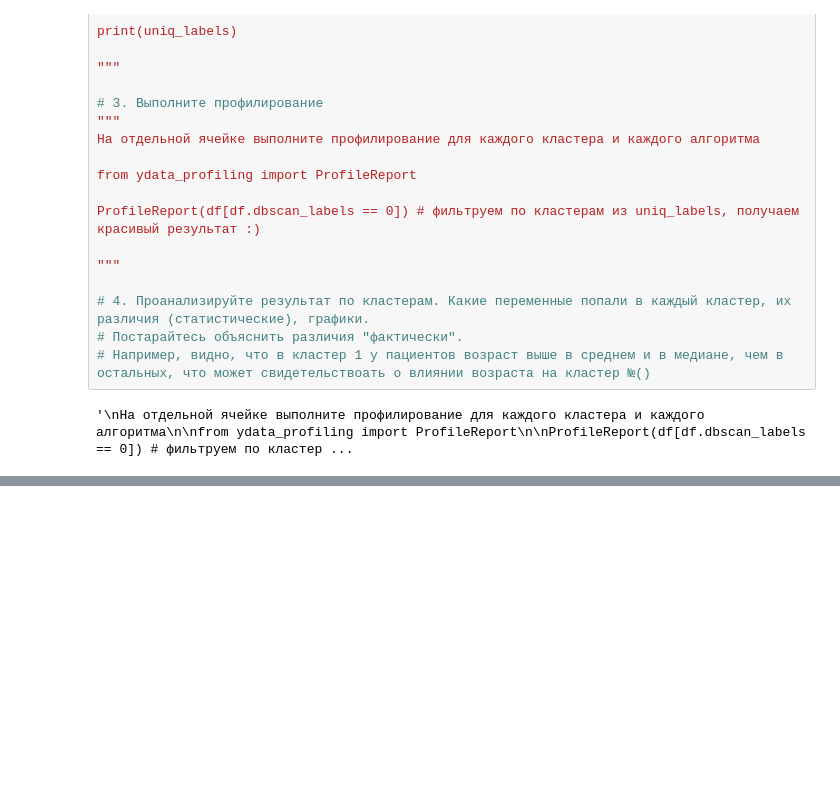
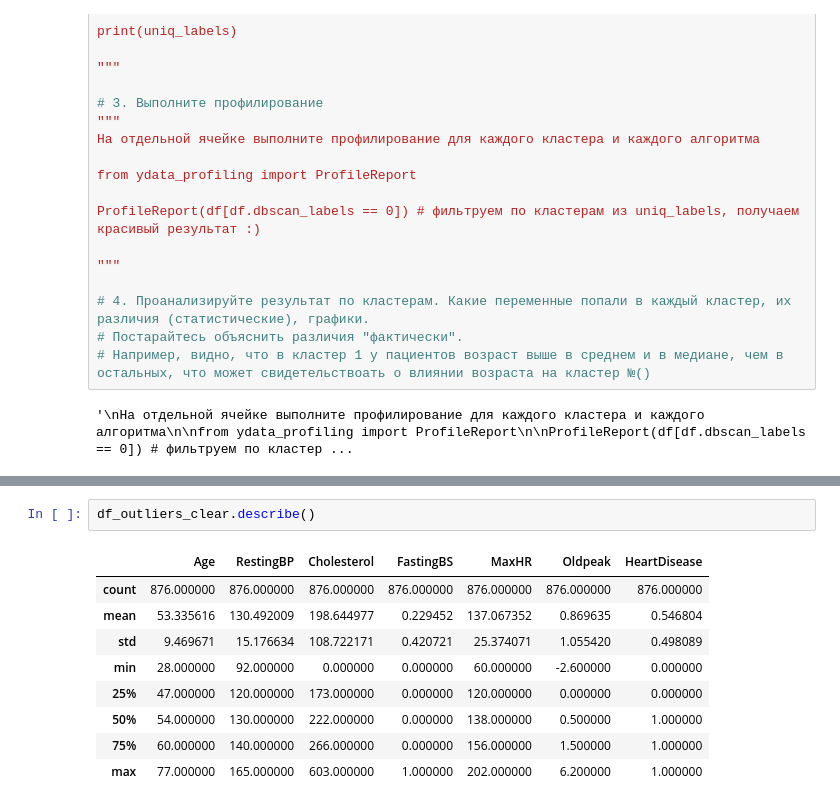
Before and after one commit to kiwikam/ML, a Jupyter notebook: Lab_4.ipynb, the cells around one changed output, grey strips where cells are left out. Drawn from its saved outputs; the diff is of its cells as text; blank space fills up the shorter version.

```diff
--- a/Lab_4.ipynb
+++ b/Lab_4.ipynb
@@ -486,0 +570,12 @@ ProfileReport(df[df.dbscan_labels == 0]) # фильтруем по класте
+# %%
+df_outliers_clear.describe()
+# %% [output]
+|  | Age | RestingBP | Cholesterol | FastingBS | MaxHR | Oldpeak | HeartDisease |
+| count | 876.000000 | 876.000000 | 876.000000 | 876.000000 | 876.000000 | 876.000000 | 876.000000 |
+| mean | 53.335616 | 130.492009 | 198.644977 | 0.229452 | 137.067352 | 0.869635 | 0.546804 |
+| std | 9.469671 | 15.176634 | 108.722171 | 0.420721 | 25.374071 | 1.055420 | 0.498089 |
+| min | 28.000000 | 92.000000 | 0.000000 | 0.000000 | 60.000000 | -2.600000 | 0.000000 |
+| 25% | 47.000000 | 120.000000 | 173.000000 | 0.000000 | 120.000000 | 0.000000 | 0.000000 |
+| 50% | 54.000000 | 130.000000 | 222.000000 | 0.000000 | 138.000000 | 0.500000 | 1.000000 |
+| 75% | 60.000000 | 140.000000 | 266.000000 | 0.000000 | 156.000000 | 1.500000 | 1.000000 |
+| max | 77.000000 | 165.000000 | 603.000000 | 1.000000 | 202.000000 | 6.200000 | 1.000000 |
```
Also changed, not shown: parts of 16 cells of this notebook, 2 other files.
